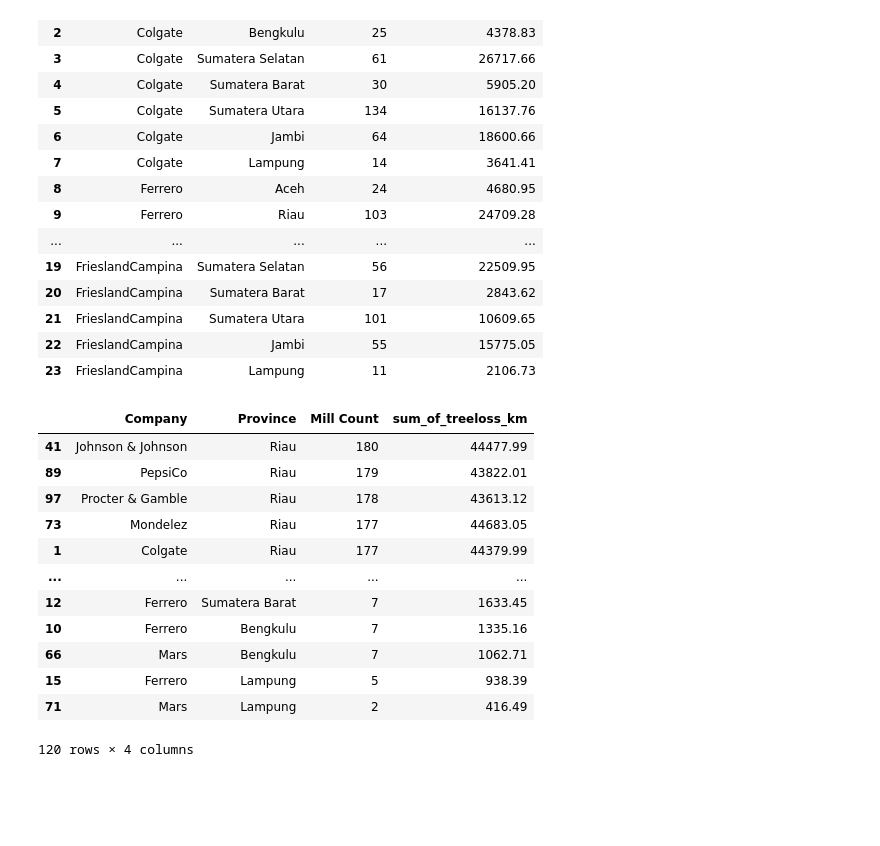
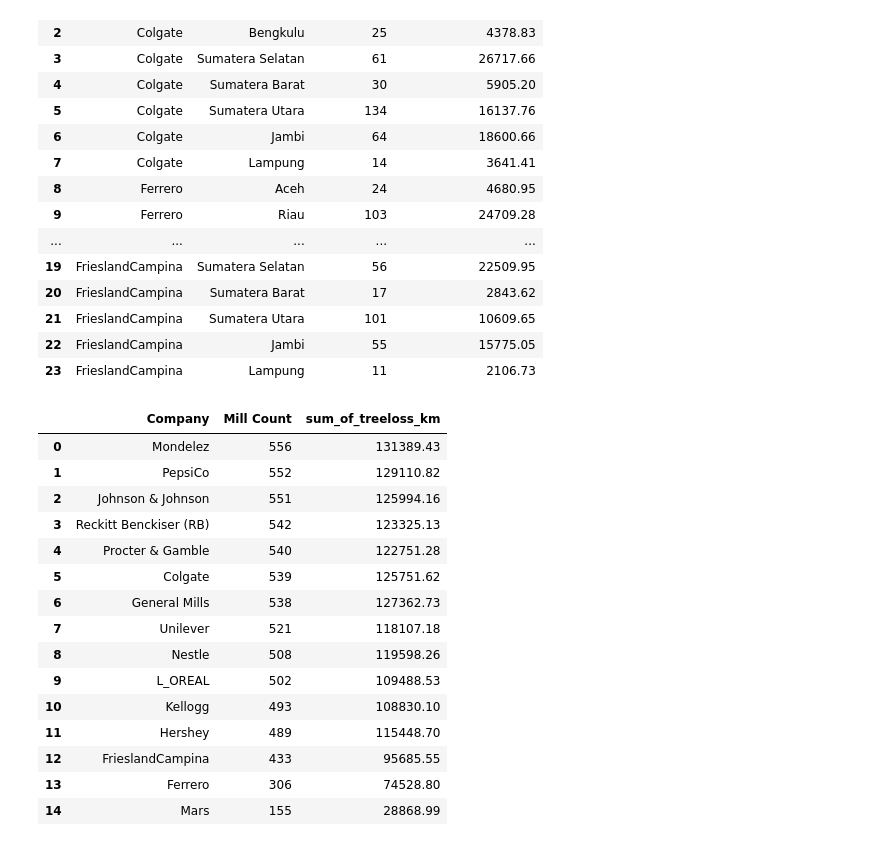
Before and after one commit to janinevillegas/PalmWatch, a Jupyter notebook: Companies_Indonesia/Companies_Indonesia/companies_Sumatra.ipynb, the cells around one changed output. Cells and saved outputs as stored; diff of their text form; code cells hidden in the pictures; blank space fills up the shorter version.

```diff
--- a/Companies_Indonesia/Companies_Indonesia/companies_Sumatra.ipynb
+++ b/Companies_Indonesia/Companies_Indonesia/companies_Sumatra.ipynb
@@ -218,20 +218,26 @@ mill_info.head(24)
 | 21 | FrieslandCampina | Sumatera Utara | 101 | 10609.65 |
 | 22 | FrieslandCampina | Jambi | 55 | 15775.05 |
 | 23 | FrieslandCampina | Lampung | 11 | 2106.73 |
-# %%
-# Sort dataframe by mill counts and treeloss
-mill_info.sort_values(by = ["Mill Count", "sum_of_treeloss_km"], ascending = False)
-# %% [output]
-|  | Company | Province | Mill Count | sum_of_treeloss_km |
-| 41 | Johnson & Johnson | Riau | 180 | 44477.99 |
-| 89 | PepsiCo | Riau | 179 | 43822.01 |
-| 97 | Procter & Gamble | Riau | 178 | 43613.12 |
-| 73 | Mondelez | Riau | 177 | 44683.05 |
-| 1 | Colgate | Riau | 177 | 44379.99 |
-| ... | ... | ... | ... | ... |
-| 12 | Ferrero | Sumatera Barat | 7 | 1633.45 |
-| 10 | Ferrero | Bengkulu | 7 | 1335.16 |
-| 66 | Mars | Bengkulu | 7 | 1062.71 |
-| 15 | Ferrero | Lampung | 5 | 938.39 |
-| 71 | Mars | Lampung | 2 | 416.49 |
-120 rows × 4 columns
+# %%
+# Groupby the companies to find the one with the most amount of mills in Sumatra
+total_company_freq = mill_info.groupby(["Company"])[["Mill Count", "sum_of_treeloss_km"]].sum()
+total_company_freq.sort_values(by = "Mill Count", inplace = True, ascending = False)
+total_company_freq.reset_index(inplace = True)
+total_company_freq
+# %% [output]
+|  | Company | Mill Count | sum_of_treeloss_km |
+| 0 | Mondelez | 556 | 131389.43 |
+| 1 | PepsiCo | 552 | 129110.82 |
+| 2 | Johnson & Johnson | 551 | 125994.16 |
+| 3 | Reckitt Benckiser (RB) | 542 | 123325.13 |
+| 4 | Procter & Gamble | 540 | 122751.28 |
+| 5 | Colgate | 539 | 125751.62 |
+| 6 | General Mills | 538 | 127362.73 |
+| 7 | Unilever | 521 | 118107.18 |
+| 8 | Nestle | 508 | 119598.26 |
+| 9 | L_OREAL | 502 | 109488.53 |
+| 10 | Kellogg | 493 | 108830.10 |
+| 11 | Hershey | 489 | 115448.70 |
+| 12 | FrieslandCampina | 433 | 95685.55 |
+| 13 | Ferrero | 306 | 74528.80 |
+| 14 | Mars | 155 | 28868.99 |
```
Also changed, not shown: parts of 4 cells of this notebook.
